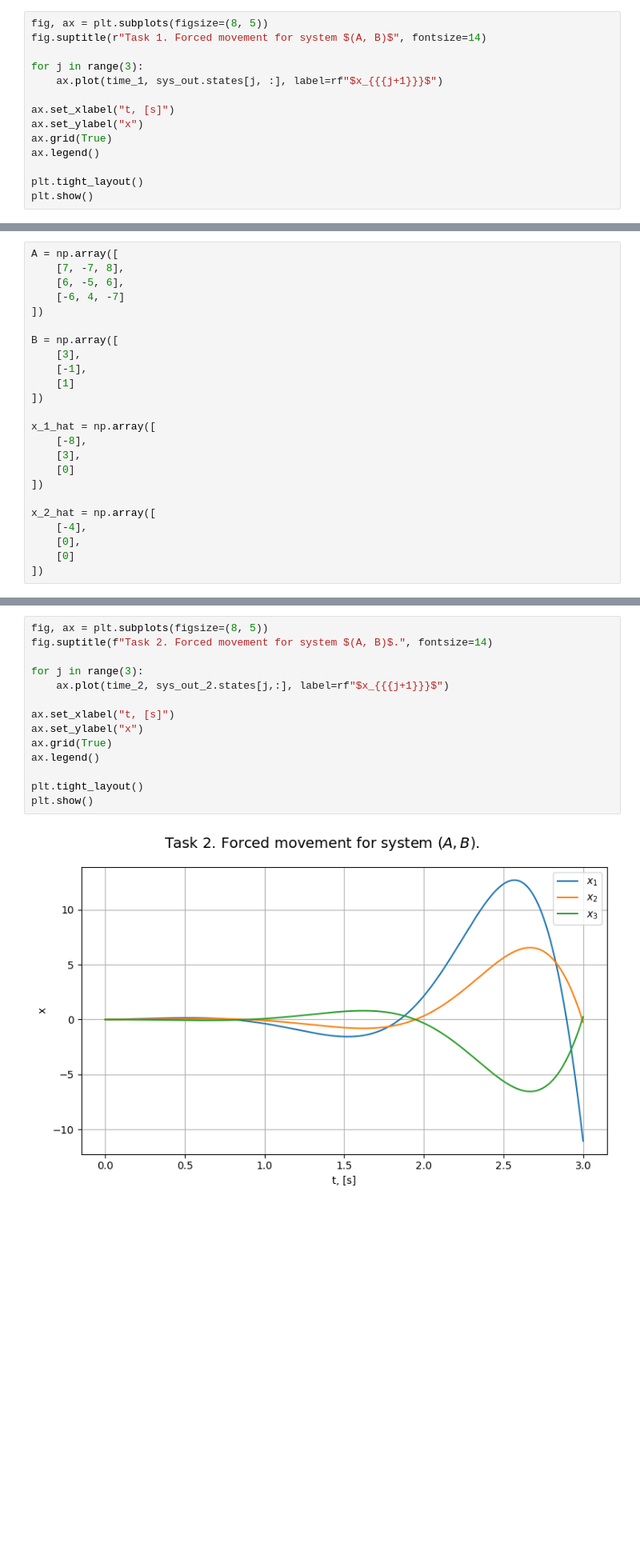
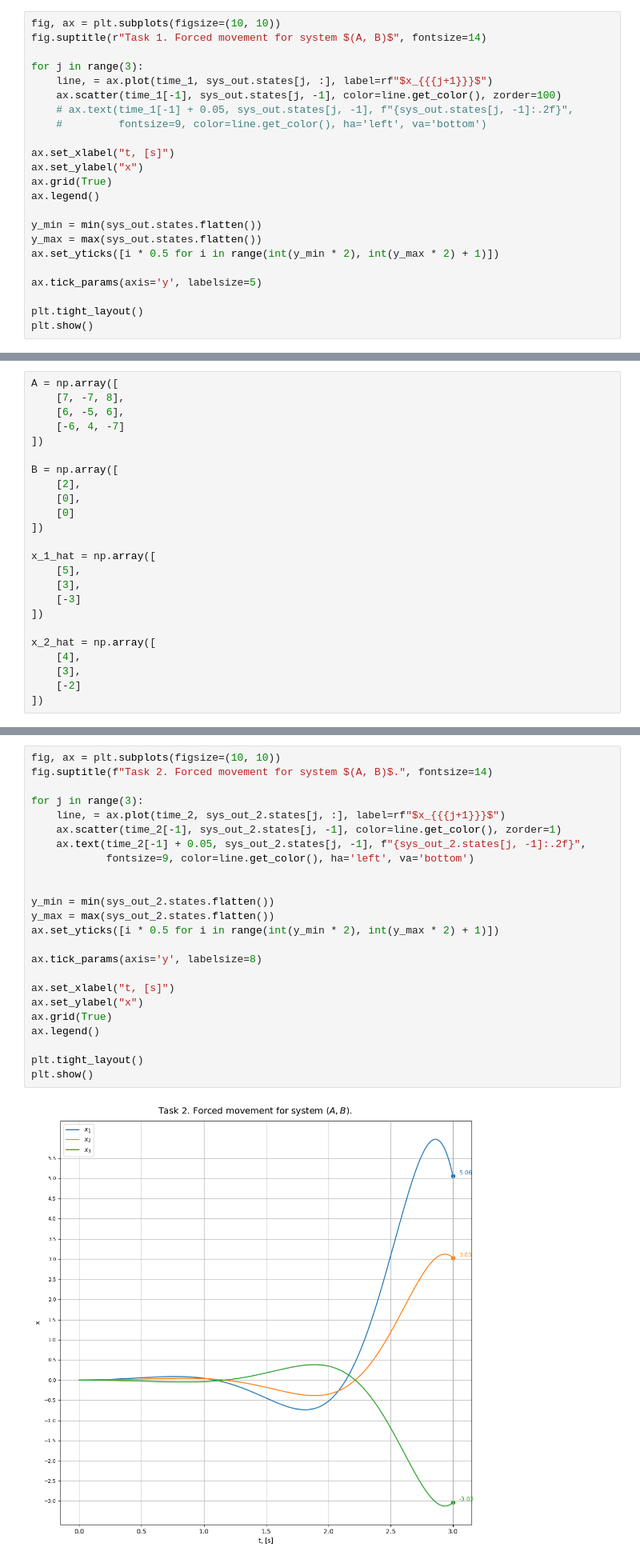
Before and after one commit to mfclabber/itmo_automatic_control_theory, a Jupyter notebook: lab1/lab1.ipynb, the cells around one changed output, grey strips where cells are left out. Shown: that part at 80% size. Saved outputs shown, nothing was run; the diff lists cells and outputs as text; blank space fills up the shorter version.

```diff
--- a/lab1/lab1.ipynb
+++ b/lab1/lab1.ipynb
@@ -208,17 +219,26 @@ sys_out.states[:,-1]
 # %% [output]
 array([-3.71602862, -0.47293505,  0.18917395])
 # %%
-fig, ax = plt.subplots(figsize=(8, 5))
+fig, ax = plt.subplots(figsize=(10, 10))
 fig.suptitle(r"Task 1. Forced movement for system $(A, B)$", fontsize=14)
 
 for j in range(3):
-    ax.plot(time_1, sys_out.states[j, :], label=rf"$x_{{{j+1}}}$")
+    line, = ax.plot(time_1, sys_out.states[j, :], label=rf"$x_{{{j+1}}}$")
+    ax.scatter(time_1[-1], sys_out.states[j, -1], color=line.get_color(), zorder=100)
+    # ax.text(time_1[-1] + 0.05, sys_out.states[j, -1], f"{sys_out.states[j, -1]:.2f}",
+    #         fontsize=9, color=line.get_color(), ha='left', va='bottom')
 
 ax.set_xlabel("t, [s]")
 ax.set_ylabel("x")
 ax.grid(True)
 ax.legend()
 
+y_min = min(sys_out.states.flatten())
+y_max = max(sys_out.states.flatten())
+ax.set_yticks([i * 0.5 for i in range(int(y_min * 2), int(y_max * 2) + 1)])
+
+ax.tick_params(axis='y', labelsize=5)
+
 plt.tight_layout()
 plt.show()
 # %% [output]
@@ -241,21 +261,21 @@ A = np.array([
 ])
 
 B = np.array([
-    [3],
-    [-1],
-    [1]
+    [2],
+    [0],
+    [0]
 ])
 
 x_1_hat = np.array([
-    [-8],
+    [5],
     [3],
-    [0]
+    [-3]
 ])
 
 x_2_hat = np.array([
-    [-4],
-    [0],
-    [0]
+    [4],
+    [3],
+    [-2]
 ])
 # %% [markdown]
 ### Subtask 2.1
@@ -408,19 +428,29 @@ array([-11.05487174,  -0.24850137,   0.24850137])
 # %%
-fig, ax = plt.subplots(figsize=(8, 5))
+fig, ax = plt.subplots(figsize=(10, 10))
 fig.suptitle(f"Task 2. Forced movement for system $(A, B)$.", fontsize=14)
 
 for j in range(3):
-    ax.plot(time_2, sys_out_2.states[j,:], label=rf"$x_{{{j+1}}}$")
+    line, = ax.plot(time_2, sys_out_2.states[j, :], label=rf"$x_{{{j+1}}}$")
+    ax.scatter(time_2[-1], sys_out_2.states[j, -1], color=line.get_color(), zorder=1)
+    ax.text(time_2[-1] + 0.05, sys_out_2.states[j, -1], f"{sys_out_2.states[j, -1]:.2f}",
+            fontsize=9, color=line.get_color(), ha='left', va='bottom')
+
+
+y_min = min(sys_out_2.states.flatten())
+y_max = max(sys_out_2.states.flatten())
+ax.set_yticks([i * 0.5 for i in range(int(y_min * 2), int(y_max * 2) + 1)])
+
+ax.tick_params(axis='y', labelsize=8)
 
 ax.set_xlabel("t, [s]")
 ax.set_ylabel("x")
 ax.grid(True)
 ax.legend()
 
 plt.tight_layout()
 plt.show()
 # %% [output]
-[figure, old version]
+[figure, new version]
 # %%
 plt.plot(time_1,u_s_2)
 plt.title("Task 2. Control signal.")
```
Also changed, not shown: parts of 37 cells of this notebook, 14 other files.
